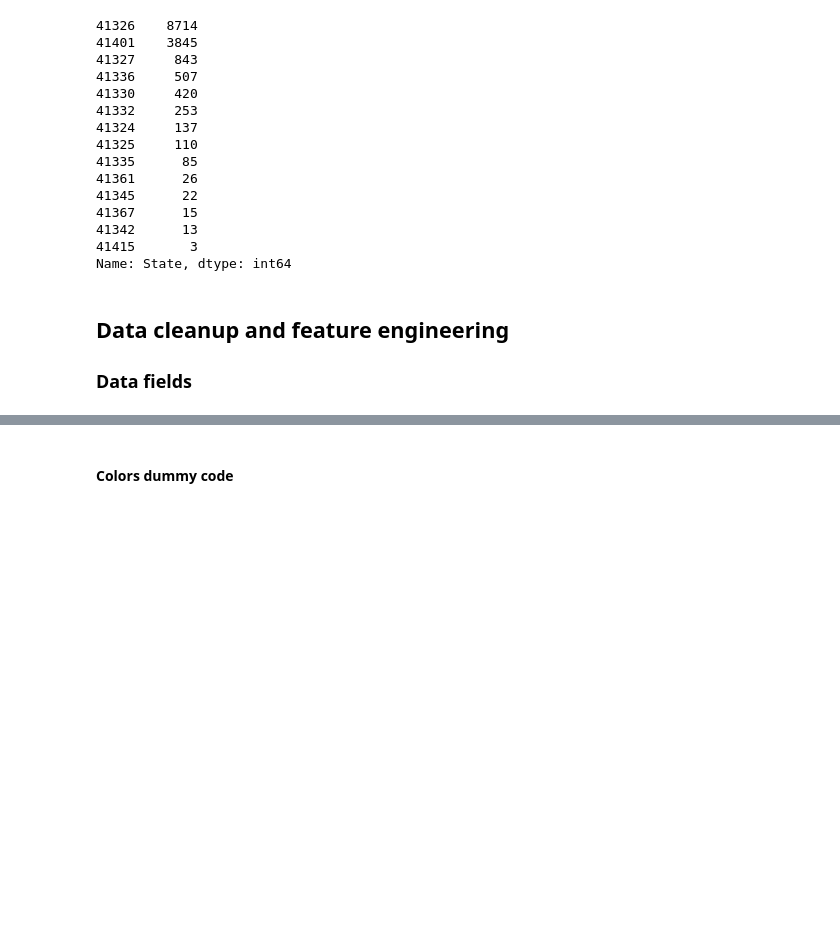
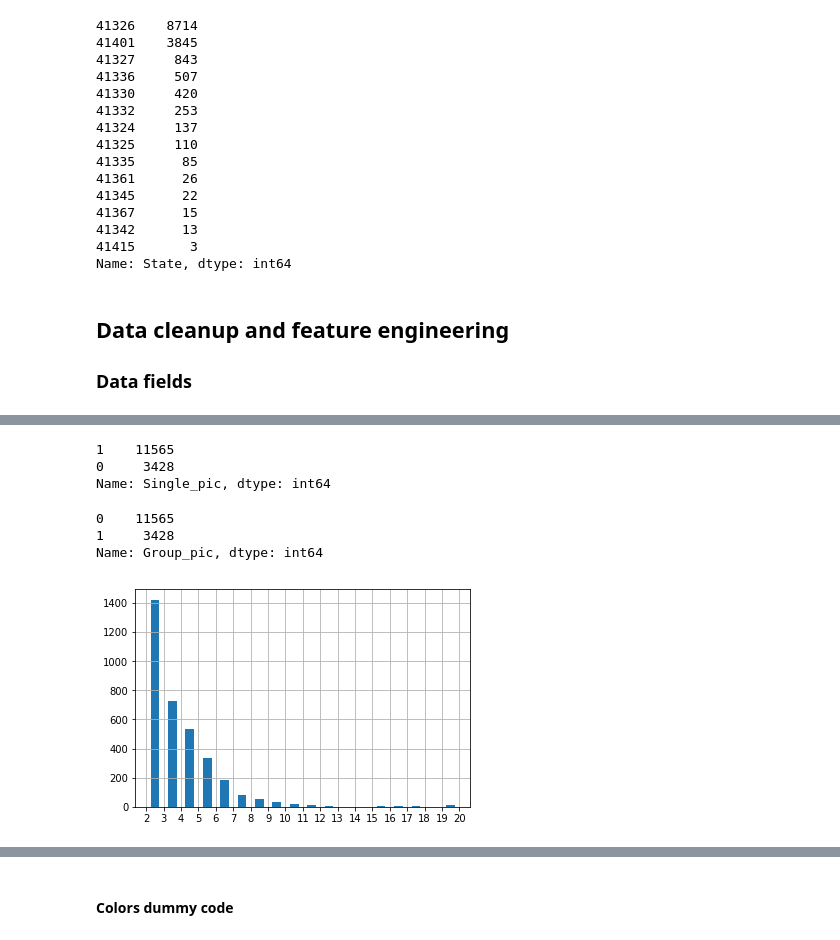
Before and after one commit to manuelfreude/kagglepetfinder, a Jupyter notebook: petfinder.ipynb, the cells around one changed output, grey strips where cells are left out. Cells and saved outputs as stored; diff of their text form; code cells hidden in the pictures; blank space fills up the shorter version.

Commit message:
Data fields cleanup and initial json read-in code

```diff
--- a/petfinder.ipynb
+++ b/petfinder.ipynb
@@ -411,0 +614,8 @@ Things to try:
+# %%
+# Create health dummies (instead of cleanup)
+
+# Health Condition (1 = Healthy, 2 = Minor Injury, 3 = Serious Injury, 0 = Not Specified)
+
+train['Health'] = train['Health'].replace(0, np.nan, inplace=False)
+health_dummies = pd.get_dummies(train['Health'])
+health_dummies.head()
@@ -411,0 +629,9 @@ Things to try:
+# %%
+# Merging health dummies into dataset
+
+train = pd.concat([train, health_dummies], axis=1)
+train.rename(columns={1: 'Healthy'}, inplace=True)
+train.rename(columns={2: 'Minor Injury'}, inplace=True)
+train.rename(columns={3: 'Serious Injury'}, inplace=True)
+
+train.head()
@@ -411,0 +671,26 @@ Things to try:
+# %%
+# Creating "single" variables
+
+train['Single_pic'] = np.where(train['Quantity']==1, 1, 0)
+train['Single_pic'].value_counts()
+# %% [output]
+1    11565
+0     3428
+Name: Single_pic, dtype: int64
+# %%
+# Creating "group" variable
+
+train['Group_pic'] = np.where(train['Quantity']>1, 1, 0)
+train['Group_pic'].value_counts()
+# %% [output]
+0    11565
+1     3428
+Name: Group_pic, dtype: int64
+# %%
+# Creating group quantity variable (tried log transforming this one without big effect, so skipped)
+
+train['Group_size'] = train['Quantity'].replace(1, np.nan, inplace=False)
+train['Group_size'].hist(bins=18, rwidth=0.5)
+plt.xticks(np.arange(2, 21, step=1));
+# %% [output]
+[figure, added]
```
Also changed, not shown: parts of 42 cells of this notebook.
